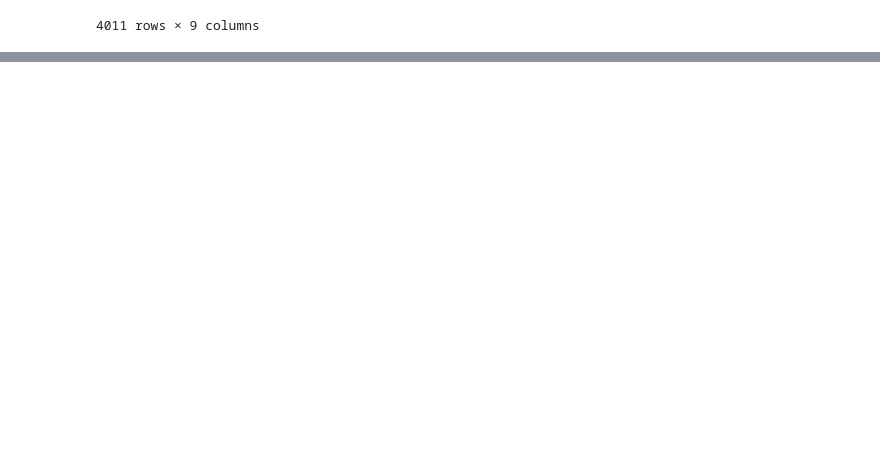
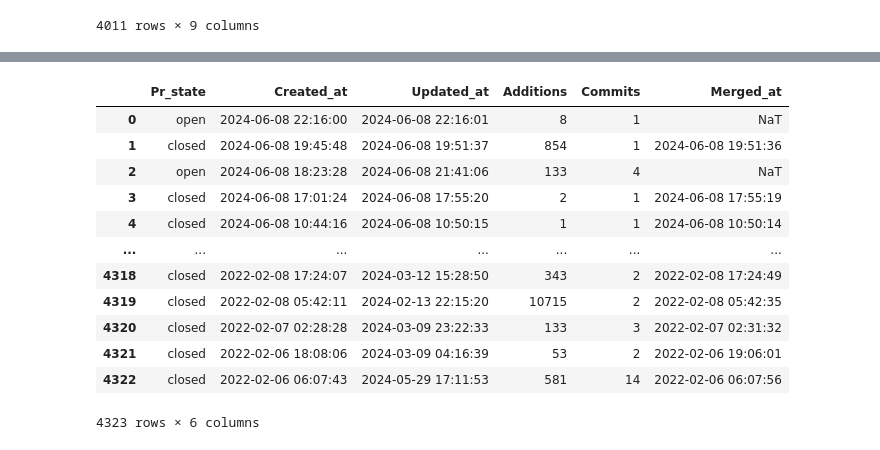
Before and after one commit to bokuwakira1411/PythonDataAnalysis, a Jupyter notebook: test.ipynb, the cells around one changed output, grey strips where cells are left out. Cells and saved outputs as stored; diff of their text form; code cells hidden in the pictures; blank space fills up the shorter version.

```diff
--- a/test.ipynb
+++ b/test.ipynb
@@ -208,0 +233,27 @@ df
+# %%
+pr_df = pr_df.drop(columns = 'Unnamed: 0')
+# %%
+pr_df['Updated_at'] = pd.to_datetime(pr_df['Updated_at'], utc=False)
+pr_df['Updated_at'] = pr_df['Updated_at'].dt.tz_localize(None)
+# %%
+pr_df['Created_at'] = pd.to_datetime(pr_df['Created_at'], utc=False)
+pr_df['Created_at'] = pr_df['Created_at'].dt.tz_localize(None)
+# %%
+pr_df['Merged_at'] = pd.to_datetime(pr_df['Merged_at'], utc=False)
+pr_df['Merged_at'] = pr_df['Merged_at'].dt.tz_localize(None)
+# %%
+pr_df
+# %% [output]
+|  | Pr_state | Created_at | Updated_at | Additions | Commits | Merged_at |
+| 0 | open | 2024-06-08 22:16:00 | 2024-06-08 22:16:01 | 8 | 1 | NaT |
+| 1 | closed | 2024-06-08 19:45:48 | 2024-06-08 19:51:37 | 854 | 1 | 2024-06-08 19:51:36 |
+| 2 | open | 2024-06-08 18:23:28 | 2024-06-08 21:41:06 | 133 | 4 | NaT |
+| 3 | closed | 2024-06-08 17:01:24 | 2024-06-08 17:55:20 | 2 | 1 | 2024-06-08 17:55:19 |
+| 4 | closed | 2024-06-08 10:44:16 | 2024-06-08 10:50:15 | 1 | 1 | 2024-06-08 10:50:14 |
+| ... | ... | ... | ... | ... | ... | ... |
+| 4318 | closed | 2022-02-08 17:24:07 | 2024-03-12 15:28:50 | 343 | 2 | 2022-02-08 17:24:49 |
+| 4319 | closed | 2022-02-08 05:42:11 | 2024-02-13 22:15:20 | 10715 | 2 | 2022-02-08 05:42:35 |
+| 4320 | closed | 2022-02-07 02:28:28 | 2024-03-09 23:22:33 | 133 | 3 | 2022-02-07 02:31:32 |
+| 4321 | closed | 2022-02-06 18:08:06 | 2024-03-09 04:16:39 | 53 | 2 | 2022-02-06 19:06:01 |
+| 4322 | closed | 2022-02-06 06:07:43 | 2024-05-29 17:11:53 | 581 | 14 | 2022-02-06 06:07:56 |
+4323 rows × 6 columns
```
Also changed, not shown: parts of 26 cells of this notebook, 4 other files.
